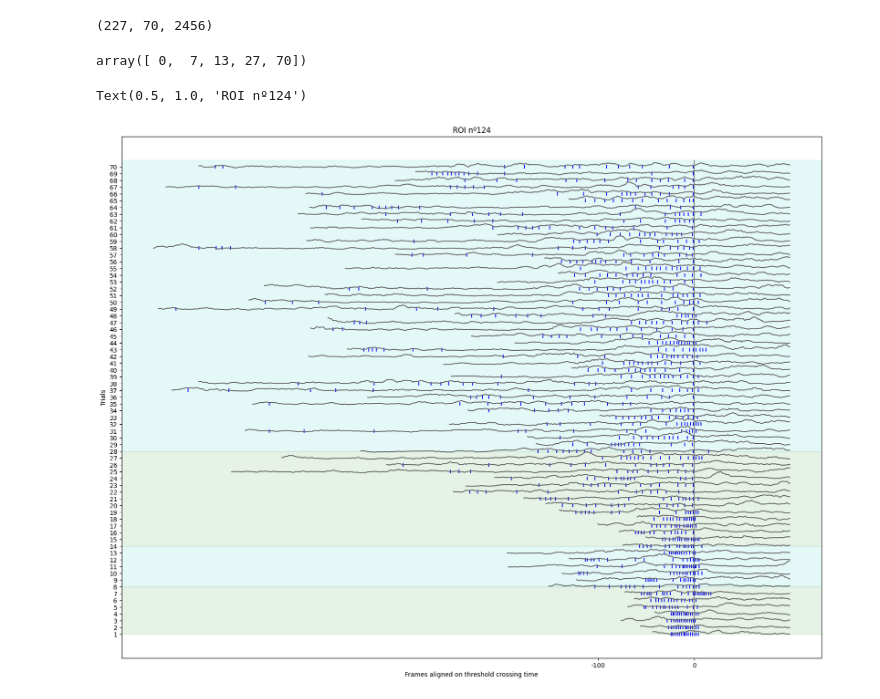
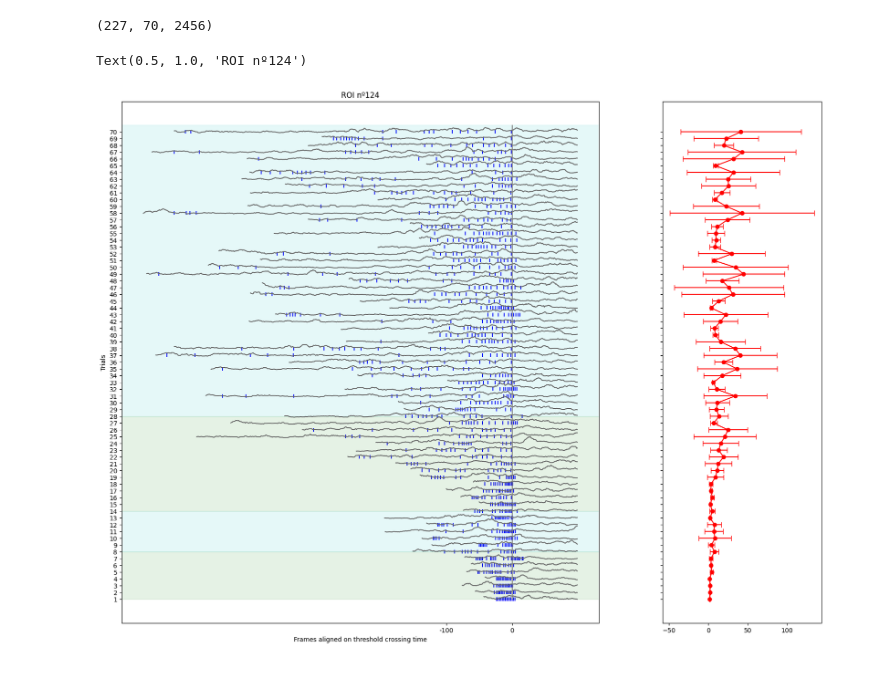
Before and after one commit to camilosada/dynamic_brain_workshop, a Jupyter notebook: code/scripts/camila/response_variability.ipynb, the cells around one changed output. Cells and saved outputs as stored; diff of their text form; code cells hidden in the pictures.

Commit message:
+ Added filters for bci trials

```diff
--- a/code/scripts/camila/response_variability.ipynb
+++ b/code/scripts/camila/response_variability.ipynb
@@ -157,35 +157,38 @@ dff_bci_alignon_thr.shape
 # %%
 idx_change_thre = np.insert(np.where(np.insert(np.diff(high_thres), 0, 0)),0,0)
 idx_change_thre=np.append(idx_change_thre,n_trials)
-idx_change_thre
-# %% [output]
-array([ 0,  7, 13, 27, 70])
 # %%
 colors=['g','c']*5
 i_roi = cn_new_idx
 original_roi = roi_original_idx.loc[i_roi]
 roi_dff_bci_alignon_thr = dff_bci_alignon_thr[i_roi]
 max_act = np.nanmax(roi_dff_bci_alignon_thr)
 ntrials = roi_dff_bci_alignon_thr.shape[0]
 roi_dff_bci_alignon_thr = roi_dff_bci_alignon_thr + np.arange(0,ntrials*max_act,max_act).reshape(-1,1)
 
-fig,ax = plt.subplots(figsize=(20,15))
-_=plt.plot(roi_dff_bci_alignon_thr[:,:frames_before+100].T,color='dimgrey')
-_=plt.scatter(zaber_steps-shifts.reshape(-1,1).astype(int),np.zeros(zaber_steps.shape)+np.arange(0,ntrials*max_act,max_act).reshape(-1,1),color='b',marker='|')
+fig,ax = plt.subplots(1,2,figsize=(20,15),width_ratios=[3, 1],sharey=True)
+_=ax[0].plot(roi_dff_bci_alignon_thr[:,:frames_before+100].T,color='dimgrey')
+_=ax[0].scatter(zaber_steps-shifts.reshape(-1,1).astype(int),np.zeros(zaber_steps.shape)+np.arange(0,ntrials*max_act,max_act).reshape(-1,1),color='b',marker='|')
 
-ax.vlines(frames_before, 0,ntrials*max_act, color='grey', label = 'Reward')
+ax[0].vlines(frames_before, 0,ntrials*max_act, color='grey', label = 'Reward')
 
 for iidx in range(len(idx_change_thre)-1):
-    ax.axhspan(ymin=idx_change_thre[iidx]*max_act, ymax=idx_change_thre[iidx+1]*max_act,xmin=0,xmax=frames_before, color = colors[iidx],alpha=0.1, label = f'Threshold {iidx+1}')
+    ax[0].axhspan(ymin=idx_change_thre[iidx]*max_act, ymax=idx_change_thre[iidx+1]*max_act,xmin=0,xmax=frames_before, color = colors[iidx],alpha=0.1, label = f'Threshold {iidx+1}')
 
-ax.set_xticks([frames_before-100,frames_before])
-ax.set_xticklabels(['-100','0'])
+diff_steps= np.diff(zaber_steps,axis=1)
+mean_steps = np.nanmean(diff_steps,axis=1)
+std_steps = np.nanstd(diff_steps,axis=1)
 
-ax.set_yticks(np.arange(0,ntrials*max_act,max_act))
-ax.set_yticklabels(np.arange(1,ntrials+1))
-ax.set_xlabel('Frames aligned on threshold crossing time')
-ax.set_ylabel('Trials')
-ax.set_title(f'ROI nº{original_roi}')
+ax[1].errorbar(mean_steps,np.arange(0,ntrials*max_act,max_act), xerr=std_steps, color='r',fmt='-o', capsize=4, label='Data with Std Dev')
+
+ax[0].set_xticks([frames_before-100,frames_before])
+ax[0].set_xticklabels(['-100','0'])
+
+ax[0].set_yticks(np.arange(0,ntrials*max_act,max_act))
+ax[0].set_yticklabels(np.arange(1,ntrials+1))
+ax[0].set_xlabel('Frames aligned on threshold crossing time')
+ax[0].set_ylabel('Trials')
+ax[0].set_title(f'ROI nº{original_roi}')
 # %% [output]
 Text(0.5, 1.0, 'ROI nº124')
-[figure, old version]
+[figure, new version]
```
Also changed, not shown: parts of 2 cells of this notebook, 1 other file.
